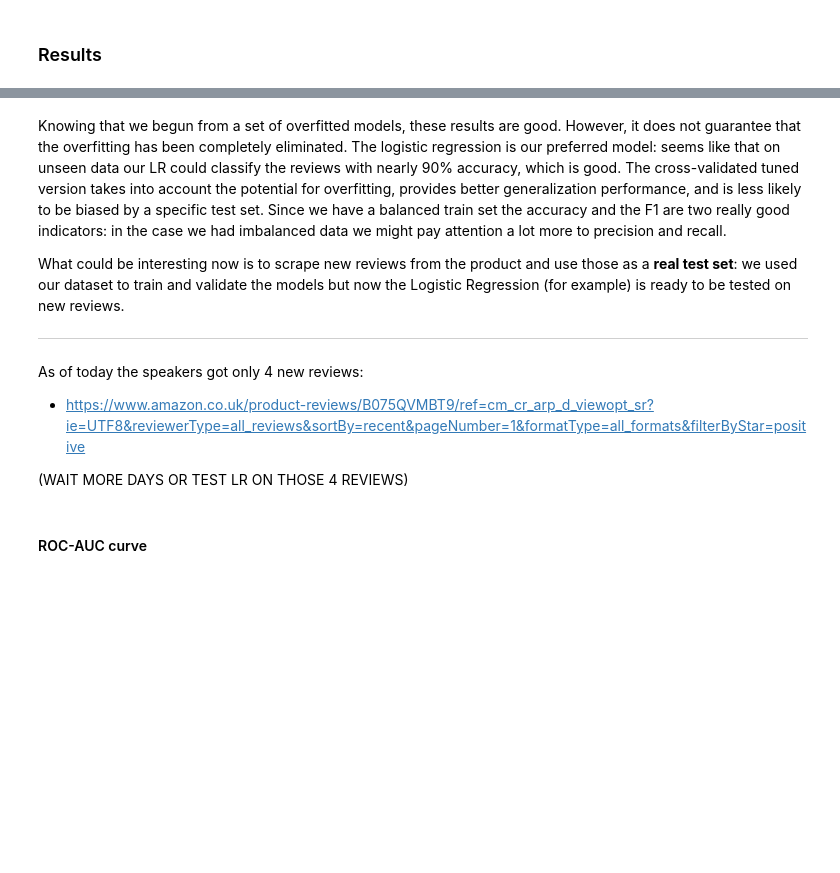
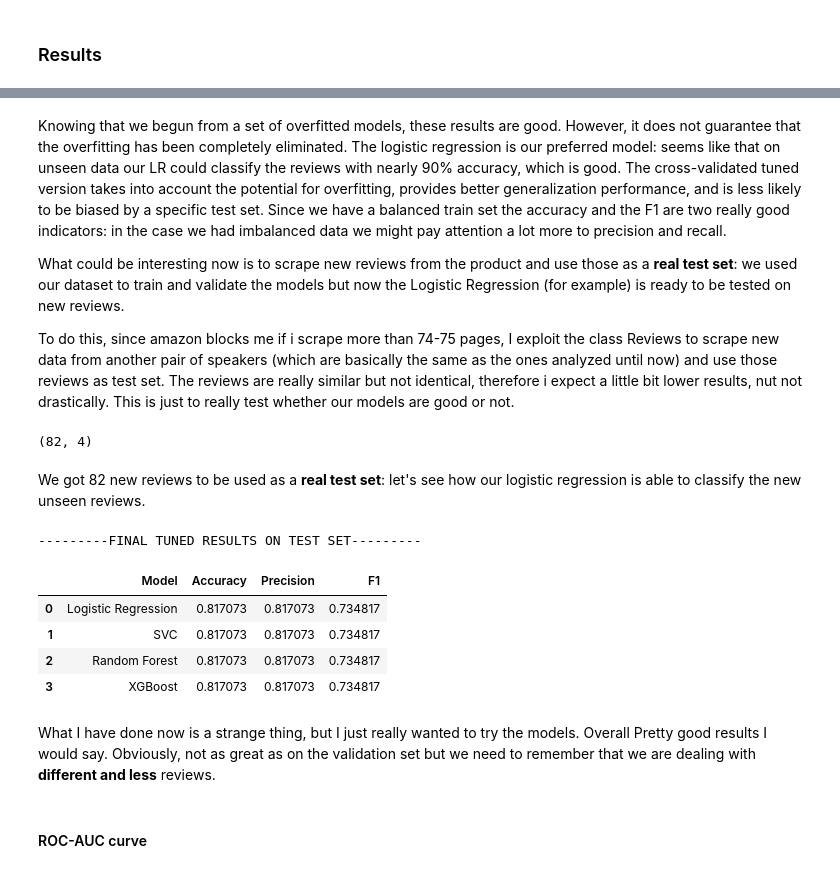
Before and after one commit to DavidAlexanderMoe/Sentiment-Analysis-and-Web-Scraping, a Jupyter notebook: Scripts/Analysis/4. Model Selection and Evaluation.ipynb, the cells around one changed output, grey strips where cells are left out. Drawn from its saved outputs; the diff is of its cells as text; code cells hidden in the pictures; blank space fills up the shorter version.

```diff
--- a/Scripts/Analysis/4. Model Selection and Evaluation.ipynb
+++ b/Scripts/Analysis/4. Model Selection and Evaluation.ipynb
@@ -417,8 +410,4 @@ Knowing that we begun from a set of overfitted models, these results are good. H
 
 What could be interesting now is to scrape new reviews from the product and use those as a **real test set**: we used our dataset to train and validate the models but now the Logistic Regression (for example) is ready to be tested on new reviews.
 
----
-As of today the speakers got only 4 new reviews:
-- https://www.amazon.co.uk/product-reviews/B075QVMBT9/ref=cm_cr_arp_d_viewopt_sr?ie=UTF8&reviewerType=all_reviews&sortBy=recent&pageNumber=1&formatType=all_formats&filterByStar=positive
-
-(WAIT MORE DAYS OR TEST LR ON THOSE 4 REVIEWS)
+To do this, since amazon blocks me if i scrape more than 74-75 pages, I exploit the class Reviews to scrape new data from another pair of speakers (which are basically the same as the ones analyzed until now) and use those reviews as test set. The reviews are really similar but not identical, therefore i expect a little bit lower results, nut not drastically. This is just to really test whether our models are good or not.
@@ -424,0 +433,8 @@ As of today the speakers got only 4 new reviews:
+# %%
+path = 'G:\Il mio Drive\MAGISTRALE\IT Coding\Project\Sentiment-Analysis-on-Amazon-product-reviews\Data\B09V1FYVTB_reviews.json'
+df_test = json_2_pandas(json_path = path)
+df_test.shape
+# %% [output]
+(82, 4)
+# %% [markdown]
+We got 82 new reviews to be used as a **real test set**: let's see how our logistic regression is able to classify the new unseen reviews.
@@ -425,3 +458,23 @@ As of today the speakers got only 4 new reviews:
+# %%
+print('---------FINAL TUNED RESULTS ON TEST SET---------')
+results = []
+for i, model in enumerate(tuned_crossval_models):
+    y_val_pred = model.predict(X_val)
+    accuracy = accuracy_score(y_val, y_val_pred)
+    precision = precision_score(y_val, y_val_pred, average="micro")
+    f1 = f1_score(y_val, y_val_pred, average="weighted")
+    results.append({'Model': tuned_crossval_dict[i], 'Accuracy': accuracy, 'Precision': precision, 'F1': f1})
+df_results = pd.DataFrame(results)
+df_results
+# %% [output]
+---------FINAL TUNED RESULTS ON TEST SET---------
+|  | Model | Accuracy | Precision | F1 |
+| 0 | Logistic Regression | 0.817073 | 0.817073 | 0.734817 |
+| 1 | SVC | 0.817073 | 0.817073 | 0.734817 |
+| 2 | Random Forest | 0.817073 | 0.817073 | 0.734817 |
+| 3 | XGBoost | 0.817073 | 0.817073 | 0.734817 |
+# %% [markdown]
+What I have done now is a strange thing, but I just really wanted to try the models. Overall Pretty good results I would say. Obviously, not as great as on the validation set but we need to remember that we are dealing with **different and less** reviews.
 # %% [markdown]
 #### ROC-AUC curve
 # %% [markdown]
```
Also changed, not shown: parts of 27 cells of this notebook.
